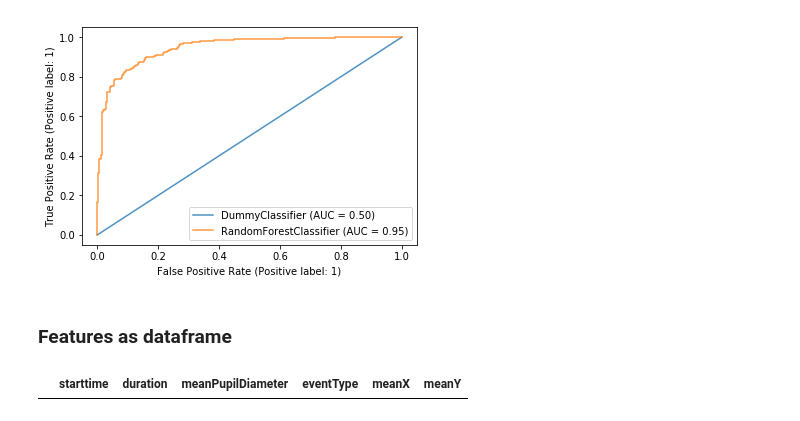
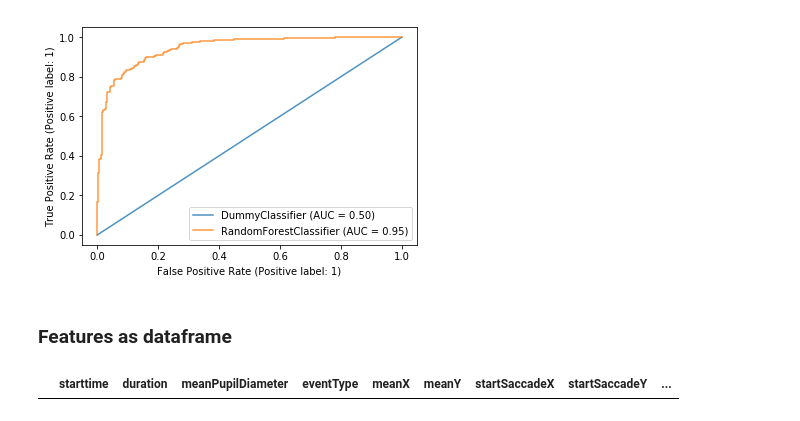
Before and after one commit to kroglkt/CogSci3, a Jupyter notebook: DOVES classifier.ipynb, the cells around one changed output. Cells and saved outputs as stored; diff of their text form; code cells hidden in the pictures.

```diff
--- a/DOVES classifier.ipynb
+++ b/DOVES classifier.ipynb
@@ -725,8 +732,12 @@ Avg. precision = 0.0
 # %% [markdown]
 ### Features as dataframe
 # %%
-features = pd.DataFrame(columns=['starttime','duration', 'meanPupilDiameter', 'eventType', 'meanX', 'meanY'])
+features = pd.DataFrame(columns=[
+    'starttime','duration', 'meanPupilDiameter', 'eventType', 'meanX', 'meanY',
+    'startSaccadeX', 'startSaccadeY', 'endSaccadeX', 'endSaccadeY', 'microsaccadeCount',
+    'microsaccadeAmplitude', 'microsaccadePeakVelocity', 'gender'
+])
 features
 # %% [output]
-|  | starttime | duration | meanPupilDiameter | eventType | meanX | meanY |
+|  | starttime | duration | meanPupilDiameter | eventType | meanX | meanY | startSaccadeX | startSaccadeY | ... |
 # %%
```
Also changed, not shown: parts of 3 cells of this notebook.
